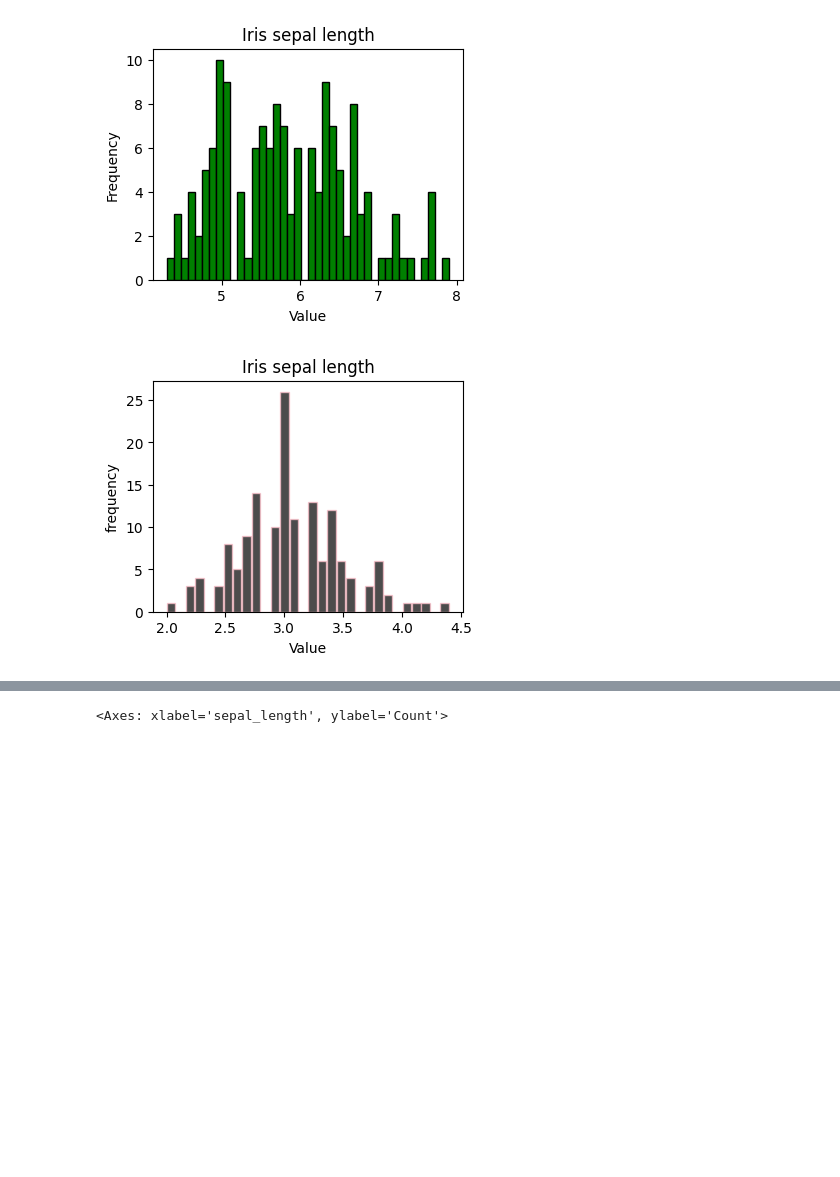
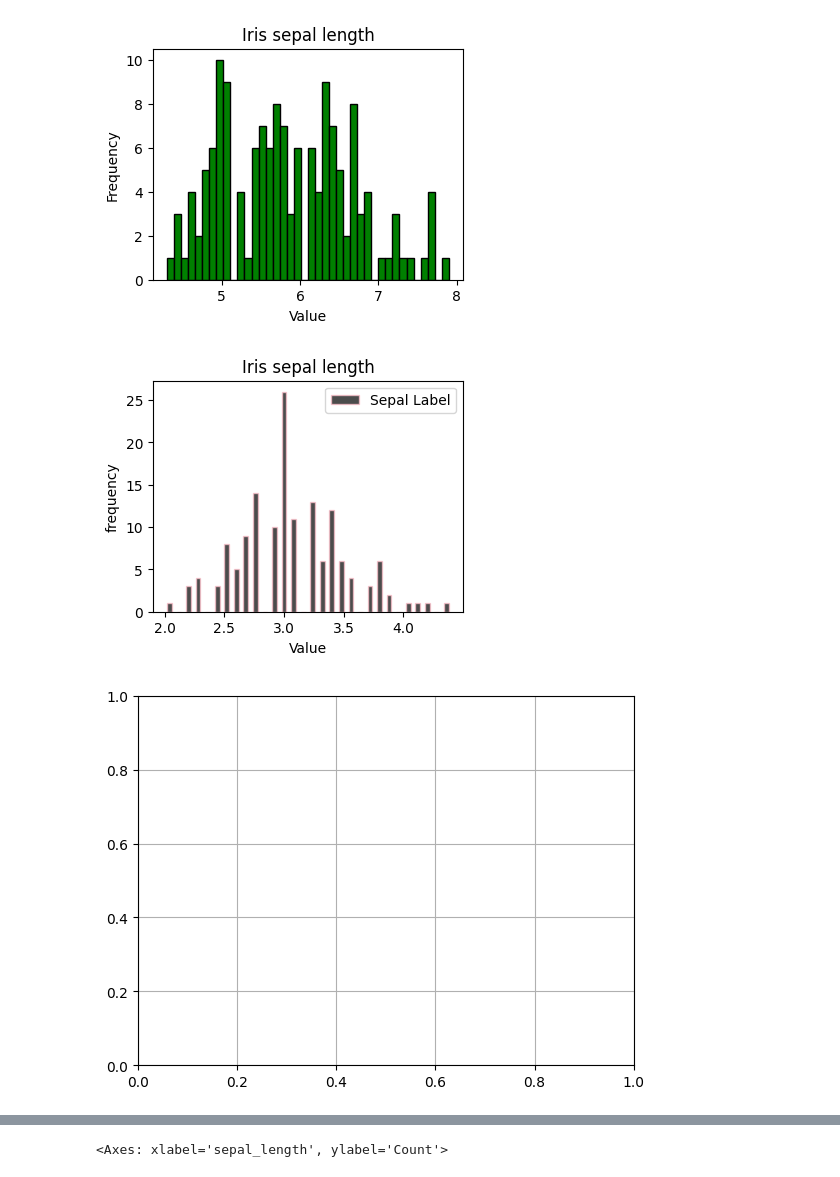
Before and after one commit to Md-Maruf-1727/LearningPractices, a Jupyter notebook: Vizualization/Vizualization1.ipynb, the cells around one changed output, grey strips where cells are left out. Cells and saved outputs as stored; diff of their text form; code cells hidden in the pictures; blank space fills up the shorter version.

```diff
--- a/Vizualization/Vizualization1.ipynb
+++ b/Vizualization/Vizualization1.ipynb
@@ -160,10 +160,13 @@ Text(0.5, 1.0, 'Iris sepal length')
 [figure]
 # %%
 plt.figure(figsize=(4,3))
-plt.hist(mainiris_data['sepal_width'],rwidth=0.9,alpha=0.7, bins=30, color='black', edgecolor='pink', histtype='bar')
+plt.hist(mainiris_data['sepal_width'], label='Sepal Label',rwidth=0.5,alpha=0.7, bins=30, color='black', edgecolor='pink', histtype='bar')
 plt.xlabel('Value')
 plt.ylabel('frequency')
 plt.title('Iris sepal length')
+plt.legend()#use for seeing label
 plt.show()
+plt.grid(True)
 # %% [output]
-[figure, old version]
+[figure, new version]
+[figure, added]
```
Also changed, not shown: parts of 1 cell of this notebook.
